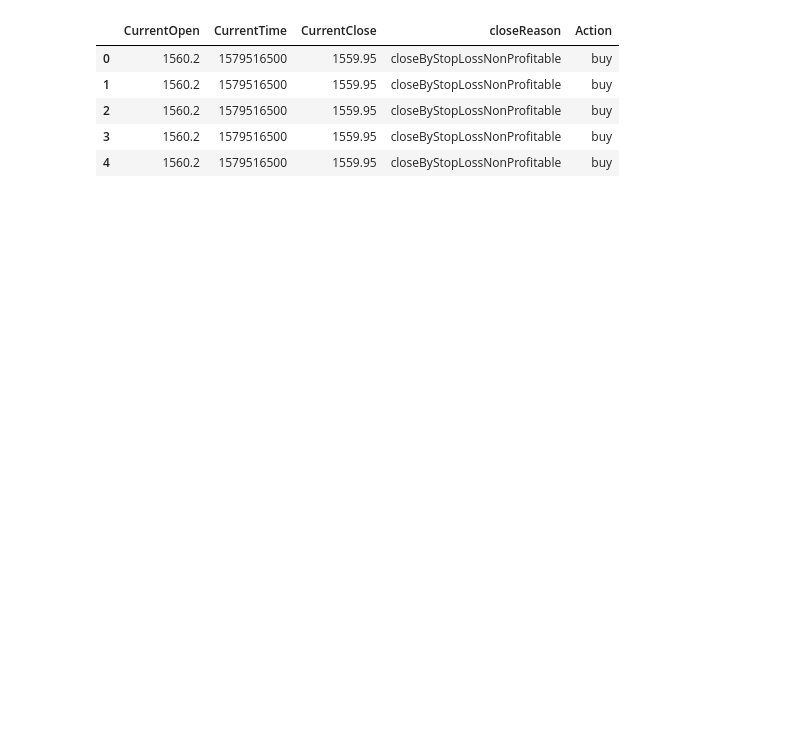
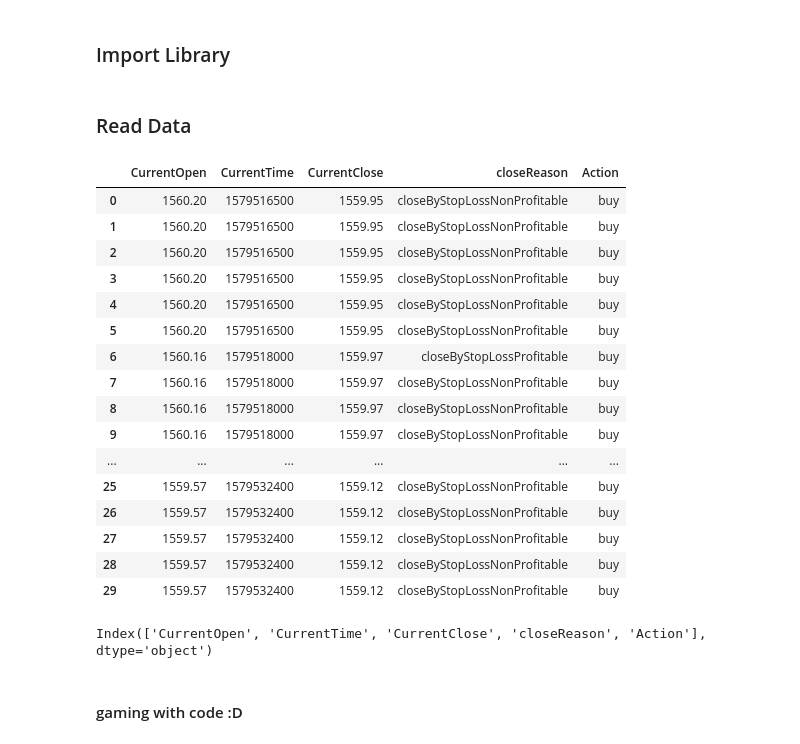
Before and after one commit to MKarimi21/MCI_Project_Part01, a Jupyter notebook: 00_core.ipynb, the cells around one changed output. Drawn from its saved outputs; the diff is of its cells as text; code cells hidden in the pictures; blank space fills up the shorter version.

Commit message:
gaming with code

```diff
--- a/00_core.ipynb
+++ b/00_core.ipynb
@@ -3,18 +3,37 @@
 # %%
 #hide
 from nbdev.showdoc import *
+# %% [markdown]
+### Import Library
 # %%
 import pandas as pd
 import numpy as np
 import matplotlib.pyplot as plt
+# %% [markdown]
+### Read Data
 # %%
-golden_data = pd.read_csv('DATA/golden.csv')
+golden_data = pd.read_csv('DATA/golden.csv', parse_dates=True)
 
-golden_data.head()
+golden_data[:30]
 # %% [output]
 |  | CurrentOpen | CurrentTime | CurrentClose | closeReason | Action |
-| 0 | 1560.2 | 1579516500 | 1559.95 | closeByStopLossNonProfitable | buy |
-| 1 | 1560.2 | 1579516500 | 1559.95 | closeByStopLossNonProfitable | buy |
-| 2 | 1560.2 | 1579516500 | 1559.95 | closeByStopLossNonProfitable | buy |
-| 3 | 1560.2 | 1579516500 | 1559.95 | closeByStopLossNonProfitable | buy |
-| 4 | 1560.2 | 1579516500 | 1559.95 | closeByStopLossNonProfitable | buy |
+| 0 | 1560.20 | 1579516500 | 1559.95 | closeByStopLossNonProfitable | buy |
+| 1 | 1560.20 | 1579516500 | 1559.95 | closeByStopLossNonProfitable | buy |
+| 2 | 1560.20 | 1579516500 | 1559.95 | closeByStopLossNonProfitable | buy |
+| 3 | 1560.20 | 1579516500 | 1559.95 | closeByStopLossNonProfitable | buy |
+| 4 | 1560.20 | 1579516500 | 1559.95 | closeByStopLossNonProfitable | buy |
+| 5 | 1560.20 | 1579516500 | 1559.95 | closeByStopLossNonProfitable | buy |
+| 6 | 1560.16 | 1579518000 | 1559.97 | closeByStopLossProfitable | buy |
+| 7 | 1560.16 | 1579518000 | 1559.97 | closeByStopLossNonProfitable | buy |
+| 8 | 1560.16 | 1579518000 | 1559.97 | closeByStopLossNonProfitable | buy |
+| 9 | 1560.16 | 1579518000 | 1559.97 | closeByStopLossNonProfitable | buy |
+| ... | ... | ... | ... | ... | ... |
+| 25 | 1559.57 | 1579532400 | 1559.12 | closeByStopLossNonProfitable | buy |
+| 26 | 1559.57 | 1579532400 | 1559.12 | closeByStopLossNonProfitable | buy |
+| 27 | 1559.57 | 1579532400 | 1559.12 | closeByStopLossNonProfitable | buy |
+| 28 | 1559.57 | 1579532400 | 1559.12 | closeByStopLossNonProfitable | buy |
+| 29 | 1559.57 | 1579532400 | 1559.12 | closeByStopLossNonProfitable | buy |
+# %%
+golden_data.columns
+# %% [output]
+Index(['CurrentOpen', 'CurrentTime', 'CurrentClose', 'closeReason', 'Action'], dtype='object')
@@ -20,0 +42,2 @@ golden_data.head()
+# %% [markdown]
+####  gaming with code :D
```
Also changed, not shown: parts of 6 cells of this notebook, 1 other file.
